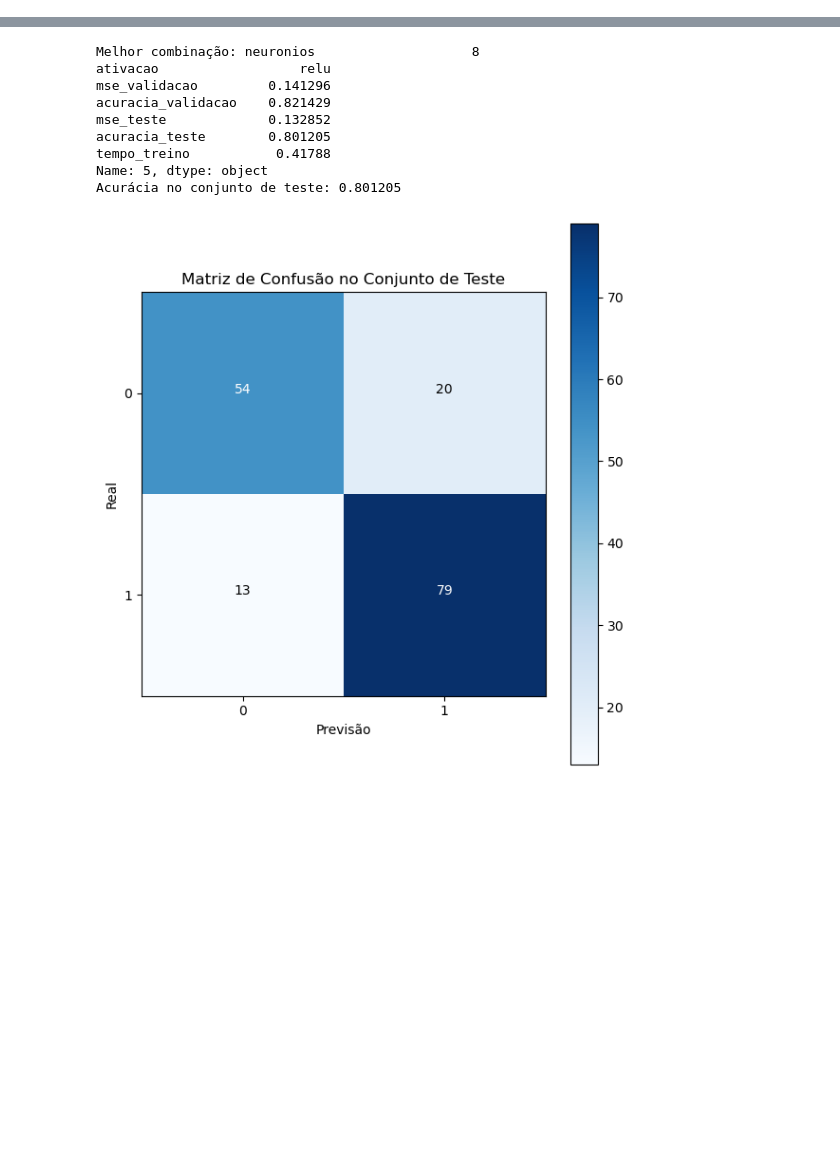
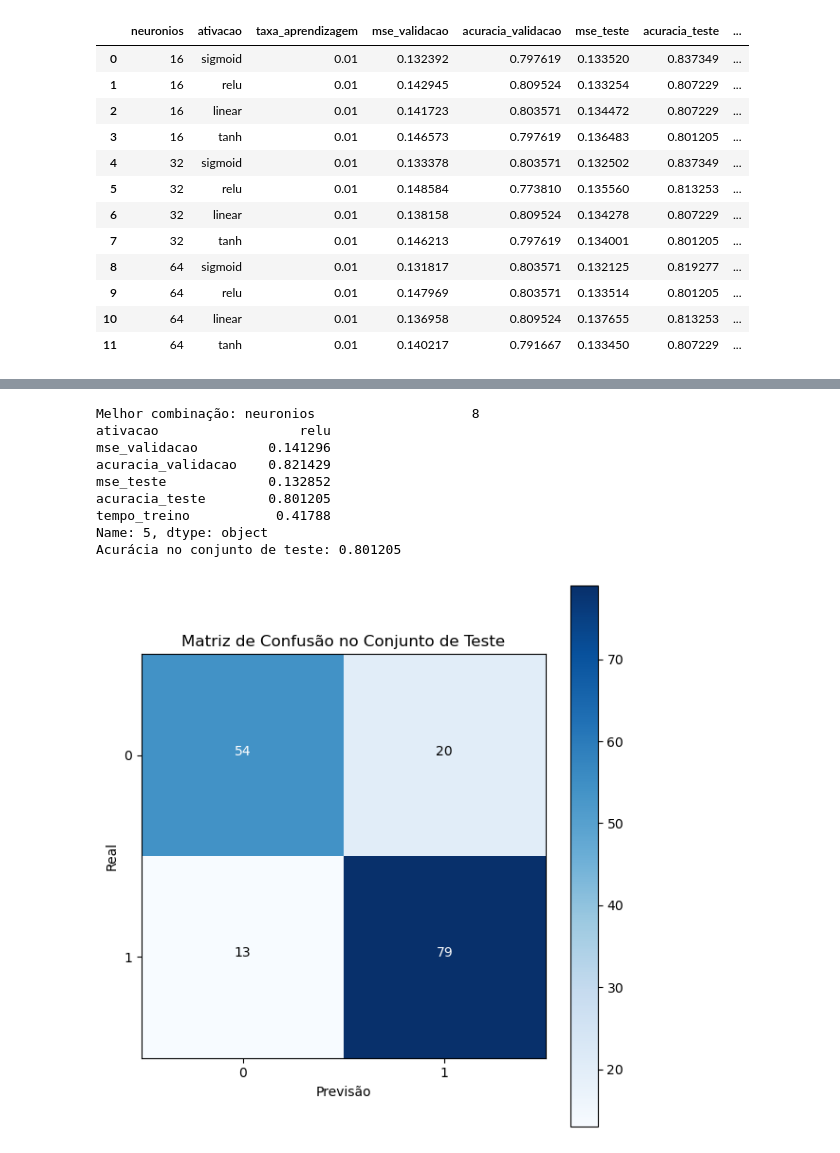
Before and after one commit to RodrigoFlexa/Backpropagation, a Jupyter notebook: analysis.ipynb, the cells around one changed output, grey strips where cells are left out. Cells and saved outputs as stored; diff of their text form; code cells hidden in the pictures; blank space fills up the shorter version.

```diff
--- a/analysis.ipynb
+++ b/analysis.ipynb
@@ -93,11 +102,8 @@ def grid_search(neuronios_list, ativacoes_list, X_treino, y_treino, X_validacao,
 # %%
 # Definir os hiperparâmetros
-neuronios_list = [2, 8, 16, 32, 64]
+neuronios_list = [16, 32, 64]
 ativacoes_list = ['sigmoid', 'relu', 'linear', 'tanh']
+taxas_aprendizado_list = [0.01]
 
-# Executar o GridSearch
-resultados = grid_search(neuronios_list, ativacoes_list, X_treino, y_treino, X_validacao, y_validacao, X_teste, y_teste)
-
-# Exibir os resultados
-print(resultados)
+resultados = grid_search(neuronios_list, ativacoes_list, taxas_aprendizado_list, X_treino, y_treino, X_validacao, y_validacao, X_teste, y_teste)
 # %% [output]
@@ -189 +155,17 @@ plotar_resultados(resultados, ylim_acuracia=(0.75, 0.9), ylim_mse=(0, 0.2))
+# %%
+resultados
+# %% [output]
+|  | neuronios | ativacao | taxa_aprendizagem | mse_validacao | acuracia_validacao | mse_teste | acuracia_teste | ... |
+| 0 | 16 | sigmoid | 0.01 | 0.132392 | 0.797619 | 0.133520 | 0.837349 | ... |
+| 1 | 16 | relu | 0.01 | 0.142945 | 0.809524 | 0.133254 | 0.807229 | ... |
+| 2 | 16 | linear | 0.01 | 0.141723 | 0.803571 | 0.134472 | 0.807229 | ... |
+| 3 | 16 | tanh | 0.01 | 0.146573 | 0.797619 | 0.136483 | 0.801205 | ... |
+| 4 | 32 | sigmoid | 0.01 | 0.133378 | 0.803571 | 0.132502 | 0.837349 | ... |
+| 5 | 32 | relu | 0.01 | 0.148584 | 0.773810 | 0.135560 | 0.813253 | ... |
+| 6 | 32 | linear | 0.01 | 0.138158 | 0.809524 | 0.134278 | 0.807229 | ... |
+| 7 | 32 | tanh | 0.01 | 0.146213 | 0.797619 | 0.134001 | 0.801205 | ... |
+| 8 | 64 | sigmoid | 0.01 | 0.131817 | 0.803571 | 0.132125 | 0.819277 | ... |
+| 9 | 64 | relu | 0.01 | 0.147969 | 0.803571 | 0.133514 | 0.801205 | ... |
+| 10 | 64 | linear | 0.01 | 0.136958 | 0.809524 | 0.137655 | 0.813253 | ... |
+| 11 | 64 | tanh | 0.01 | 0.140217 | 0.791667 | 0.133450 | 0.807229 | ... |
 # %%
```
Also changed, not shown: parts of 8 cells of this notebook, 3 other files.
